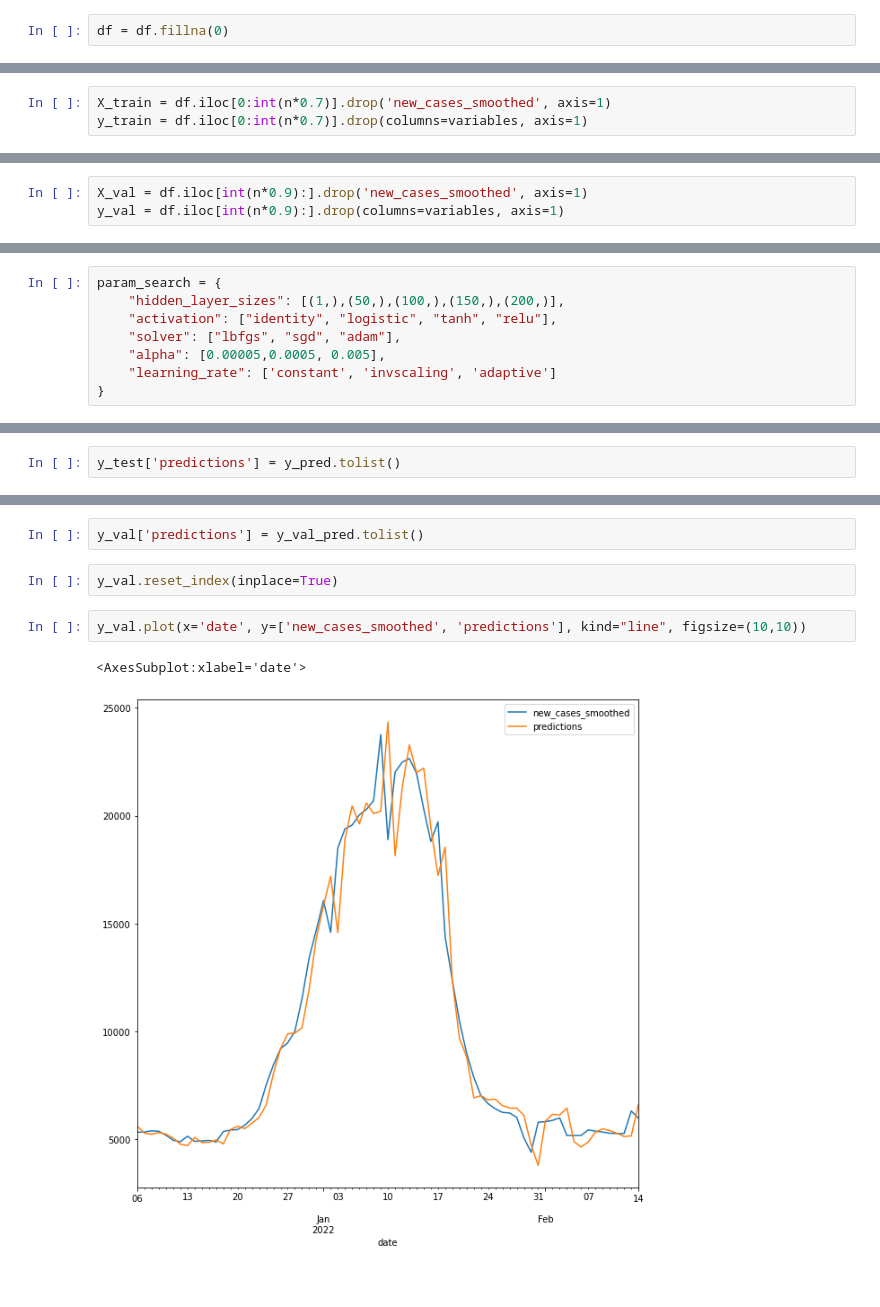
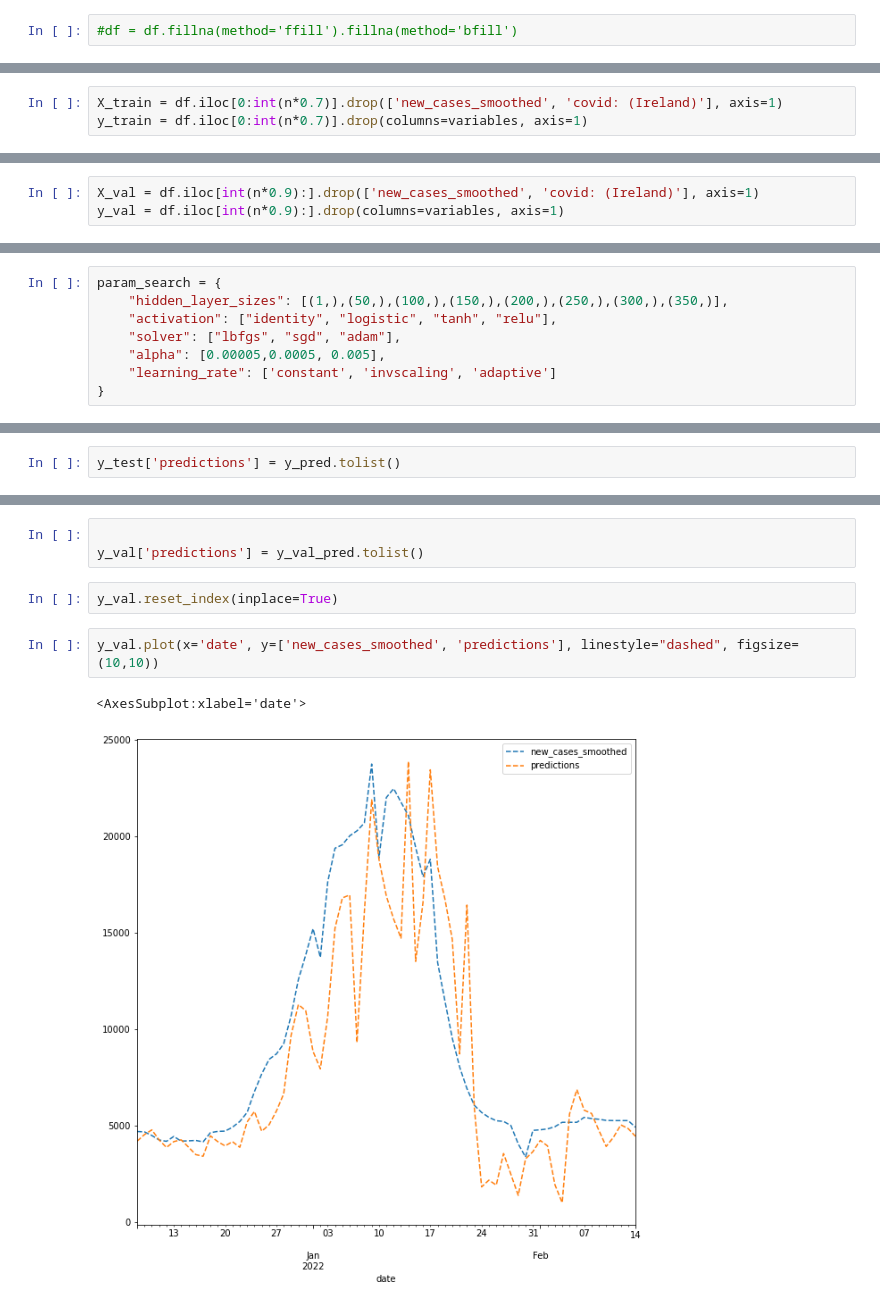
Before and after one commit to SimonMcLain/TUS-Engineering-Team-Project, a Jupyter notebook: Code/Simon/TimeSeries_ROI_NI_MultiParams.ipynb, the cells around one changed output, grey strips where cells are left out. Drawn from its saved outputs; the diff is of its cells as text.

```diff
--- a/Code/Simon/TimeSeries_ROI_NI_MultiParams.ipynb
+++ b/Code/Simon/TimeSeries_ROI_NI_MultiParams.ipynb
@@ -129,2 +147,2 @@ df.loc[:,'google_diff7'] = df.loc[:,'google7'].diff()
 # %%
-df = df.fillna(0)
+#df = df.fillna(method='ffill').fillna(method='bfill')
@@ -159,6 +188,6 @@ Index(['new_cases_smoothed', 'reproduction_rate', 'positive_rate',
 # %%
 variables = df.columns.drop(['new_cases_smoothed'])
 # %%
-X_train = df.iloc[0:int(n*0.7)].drop('new_cases_smoothed', axis=1)
+X_train = df.iloc[0:int(n*0.7)].drop(['new_cases_smoothed', 'covid: (Ireland)'], axis=1)
 y_train = df.iloc[0:int(n*0.7)].drop(columns=variables, axis=1)
 # %%
@@ -166,4 +195,4 @@ X_test = df.iloc[int(n*0.7):int(n*0.9)].drop('new_cases_smoothed',axis=1)
 y_test = df.iloc[int(n*0.7):int(n*0.9)].drop(columns=variables, axis=1)
 # %%
-X_val = df.iloc[int(n*0.9):].drop('new_cases_smoothed', axis=1)
+X_val = df.iloc[int(n*0.9):].drop(['new_cases_smoothed', 'covid: (Ireland)'], axis=1)
 y_val = df.iloc[int(n*0.9):].drop(columns=variables, axis=1)
@@ -171,7 +263,7 @@ y_val = df.iloc[int(n*0.9):].drop(columns=variables, axis=1)
 model = MLPRegressor()
 # %%
 param_search = {
-    "hidden_layer_sizes": [(1,),(50,),(100,),(150,),(200,)],
+    "hidden_layer_sizes": [(1,),(50,),(100,),(150,),(200,),(250,),(300,),(350,)],
     "activation": ["identity", "logistic", "tanh", "relu"],
     "solver": ["lbfgs", "sgd", "adam"],
     "alpha": [0.00005,0.0005, 0.005],
@@ -216,9 +323,10 @@ y_test.plot(x='date', y=['new_cases_smoothed', 'predictions'], kind="line", figs
 # %%
+
 y_val['predictions'] = y_val_pred.tolist()
 # %%
 y_val.reset_index(inplace=True)
 # %%
-y_val.plot(x='date', y=['new_cases_smoothed', 'predictions'], kind="line", figsize=(10,10))
+y_val.plot(x='date', y=['new_cases_smoothed', 'predictions'], linestyle="dashed", figsize=(10,10))
 # %% [output]
 <AxesSubplot:xlabel='date'>
-[figure, old version]
+[figure, new version]
```
Also changed, not shown: parts of 90 cells of this notebook, 6 other files.
